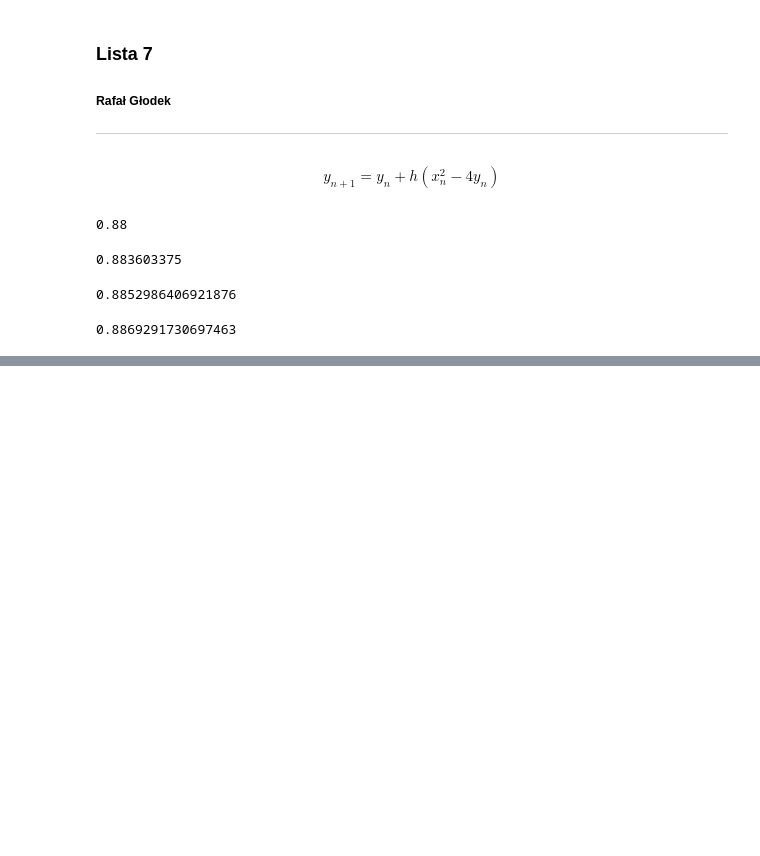
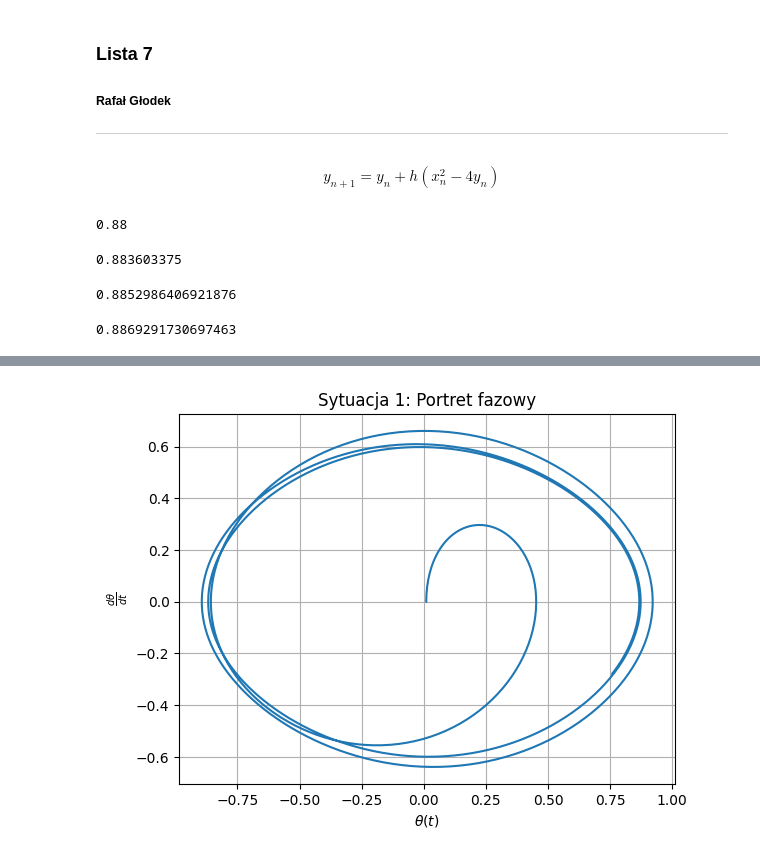
Before and after one commit to rafglo/Metody-numeryczne, a Jupyter notebook: lista7.ipynb, the cells around one changed output, grey strips where cells are left out. Cells and saved outputs as stored; diff of their text form; code cells hidden in the pictures; blank space fills up the shorter version.

```diff
--- a/lista7.ipynb
+++ b/lista7.ipynb
@@ -62,0 +194,9 @@ print(runge_kutta_2nd_order(1, f1, 2, 0.03))
+# %%
+plt.plot(u1_values1, u2_values1)
+plt.grid(True)
+plt.title("Sytuacja 1: Portret fazowy")
+plt.ylabel("$\\frac{d\\theta}{dt}$")
+plt.xlabel("$\\theta(t)$")
+plt.show()
+# %% [output]
+[figure, added]
```
Also changed, not shown: parts of 33 cells of this notebook.
